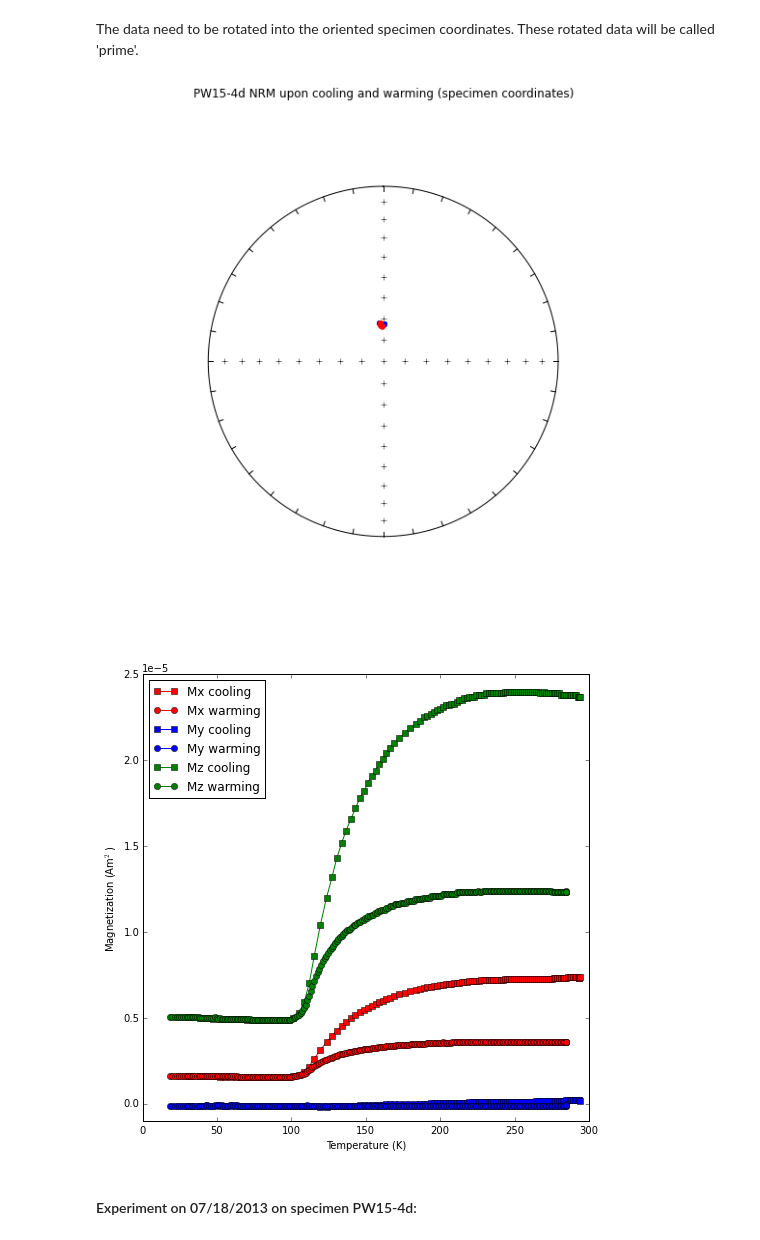
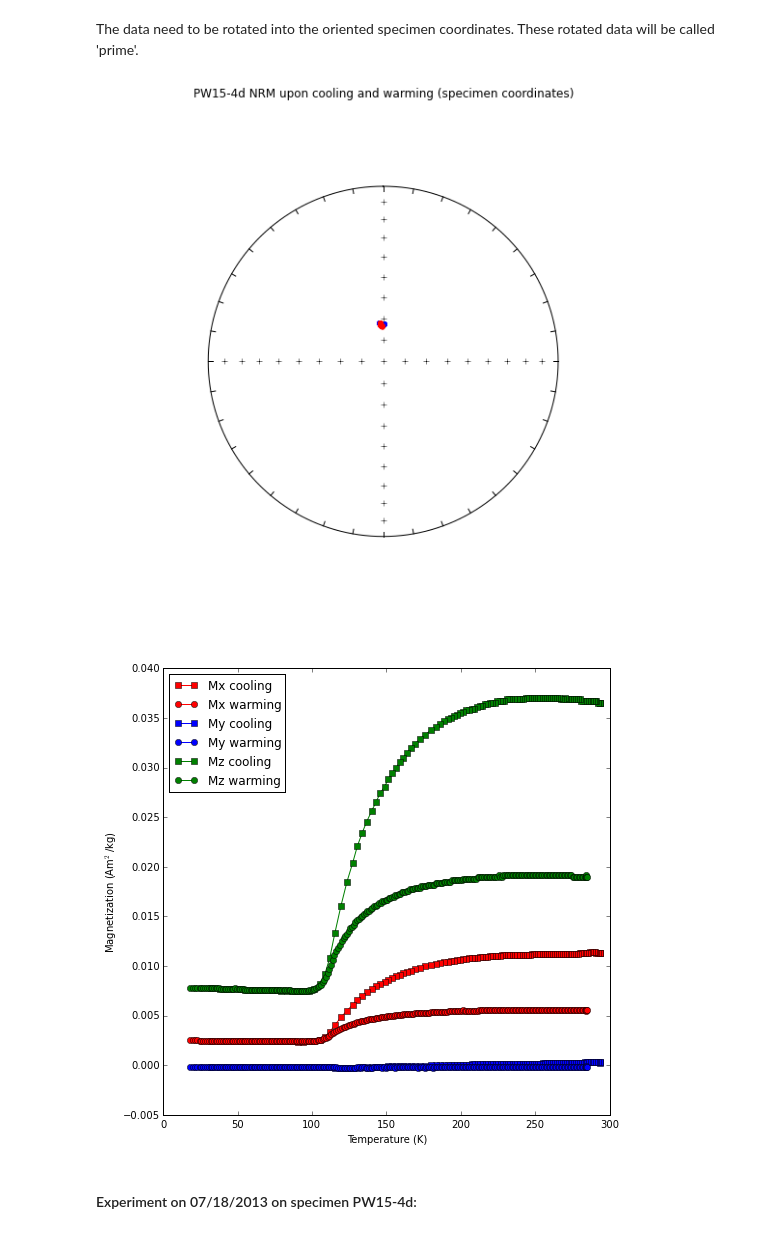
Before and after one commit to Swanson-Hysell-Group/2015_Feinberg-et-al_low-temp, a Jupyter notebook: Code/LowT_Data_Analysis.ipynb, the cells around one changed output. Cells and saved outputs as stored; diff of their text form; code cells hidden in the pictures.

```diff
--- a/Code/LowT_Data_Analysis.ipynb
+++ b/Code/LowT_Data_Analysis.ipynb
@@ -1529,8 +1529,8 @@ plt.show()
 # %% [markdown]
 ### Cold Finger Blank run on July 14, 2013
 # %%
-blank1_data_cooling = pd.read_table('../Data/Umkondo/20130714_blank_cooling.txt')
-blank1_data_warming = pd.read_table('../Data/Umkondo/20130714_blank_warming.txt')
+blank1_data_cooling = pd.read_table('../Data/Umkondo/Blank/20130714_blank_cooling.txt')
+blank1_data_warming = pd.read_table('../Data/Umkondo/Blank/20130714_blank_warming.txt')
 blank1_data_cooling.head()
 # %% [output]
 |  | measurement_T[K] | Mx[Am2] | My[Am2] | Mz[Am2] | M_N[Am2] | moment[Am2] |
@@ -1774,7 +1774,7 @@ Import data file which has the format:
     </tr>
 </table>
 # %%
-data_file='../Data/Umkondo/PW10-7d_rotation.txt'
+data_file='../Data/Umkondo/PW10/PW10-7d_rotation.txt'
 data = np.genfromtxt(data_file, skip_header=1)
 
 temp=data[:,0]
@@ -1828,7 +1828,7 @@ plt.title('PW10-7d NRM oriented (black) and rotated (corrected; blue)');
 [figure]
 [figure]
 # %%
-data_file_cooling='../Data/Umkondo/PW10-7d_cooling.txt'
+data_file_cooling='../Data/Umkondo/PW10/PW10-7d_cooling.txt'
 data_cooling = np.genfromtxt(data_file_cooling, skip_header=1)
 
 temp_cooling=data_cooling[:,0]
@@ -1837,7 +1837,7 @@ My_cooling=data_cooling[:,2]
 Mz_cooling=data_cooling[:,3]
 Mtotal_cooling=data_cooling[:,4]
 
-data_file_warming='../Data/Umkondo/PW10-7d_warming.txt'
+data_file_warming='../Data/Umkondo/PW10/PW10-7d_warming.txt'
 data_warming = np.genfromtxt(data_file_warming, skip_header=1)
 
 temp_warming=data_warming[:,0]
@@ -2098,7 +2098,7 @@ Import data file which has the format:
     </tr>
 </table>
 # %%
-PW15_data = pd.read_table('../Data/Umkondo/PW15-4d_experiment1&2.txt')
+PW15_data = pd.read_table('../Data/Umkondo/PW15/PW15-4d_LTI_experiments.txt')
 PW15_data.head()
 # %% [output]
 |  | measurement_T[K] | Mx[Am2] | My[Am2] | Mz[Am2] | moment[Am2] | Measurement_series |
@@ -2201,34 +2201,39 @@ for n in range(len(PW15_s2_warming)):
 # %%
 cooling_directions_prime=pmag.cart2dir(full_vector_cooling_prime)
 warming_directions_prime=pmag.cart2dir(full_vector_warming_prime)
 
 fignum=1
 plt.figure(num=fignum,figsize=(8,8),dpi=160) #size and resolution can be changed here
 pmagplotlib.plotNET(fignum)
 IPmag.iplotDI(cooling_directions_prime,'b')
 IPmag.iplotDI(warming_directions_prime,'r')
 plt.title('PW15-4d NRM upon cooling and warming (specimen coordinates)')
 plt.savefig('code_output/PW15-4d_equalarea.pdf')
 plt.show()
 
+#the specimen has a mass of .6483 g
 fignum=2
 plt.figure(num=fignum,figsize=(8,8),dpi=160)
-plt.plot(PW15_s2_cooling['measurement_T[K]'], PW15_s2_cooling['Mx_prime[Am2]'], 'rs-')
-plt.plot(PW15_s2_warming['measurement_T[K]'], PW15_s2_warming['Mx_prime[Am2]'], 'ro-')
-plt.plot(PW15_s2_cooling['measurement_T[K]'], PW15_s2_cooling['My_prime[Am2]'], 'bs-')
-plt.plot(PW15_s2_warming['measurement_T[K]'], PW15_s2_warming['My_prime[Am2]'], 'bo-')
-plt.plot(PW15_s2_cooling['measurement_T[K]'], PW15_s2_cooling['Mz_prime[Am2]'], 'gs-')
-plt.plot(PW15_s2_warming['measurement_T[K]'], PW15_s2_warming['Mz_prime[Am2]'], 'go-')
+plt.plot(PW15_s2_cooling['measurement_T[K]'],
+         PW15_s2_cooling['Mx_prime[Am2]']/(.6483/1000), 'rs-')
+plt.plot(PW15_s2_warming['measurement_T[K]'],
+         PW15_s2_warming['Mx_prime[Am2]']/(.6483/1000), 'ro-')
+plt.plot(PW15_s2_cooling['measurement_T[K]'],
+         PW15_s2_cooling['My_prime[Am2]']/(.6483/1000), 'bs-')
+plt.plot(PW15_s2_warming['measurement_T[K]'],
+         PW15_s2_warming['My_prime[Am2]']/(.6483/1000), 'bo-')
+plt.plot(PW15_s2_cooling['measurement_T[K]'],
+         PW15_s2_cooling['Mz_prime[Am2]']/(.6483/1000), 'gs-')
+plt.plot(PW15_s2_warming['measurement_T[K]'],
+         PW15_s2_warming['Mz_prime[Am2]']/(.6483/1000), 'go-')
 plt.xlabel('Temperature (K)')
-plt.ylabel('Magnetization (Am$^2$)')
-plt.axis([0, 300, -1e-6, 2.5e-5])
-plt.ticklabel_format(style='sci', scilimits=(0,0), axis='y')
+plt.ylabel('Magnetization (Am$^2$/kg)')
 plt.legend(('Mx cooling','Mx warming','My cooling','My warming','Mz cooling','Mz warming'),loc=0)
 plt.savefig('code_output/PW15-4d_3axis.svg')
 plt.show()
 # %% [output]
 [figure]
-[figure, old version]
+[figure, new version]
 # %% [markdown]
 #### Experiment on 07/18/2013 on specimen PW15-4d:
 # %% [markdown]
```
Also changed, not shown: parts of 8 cells of this notebook.
